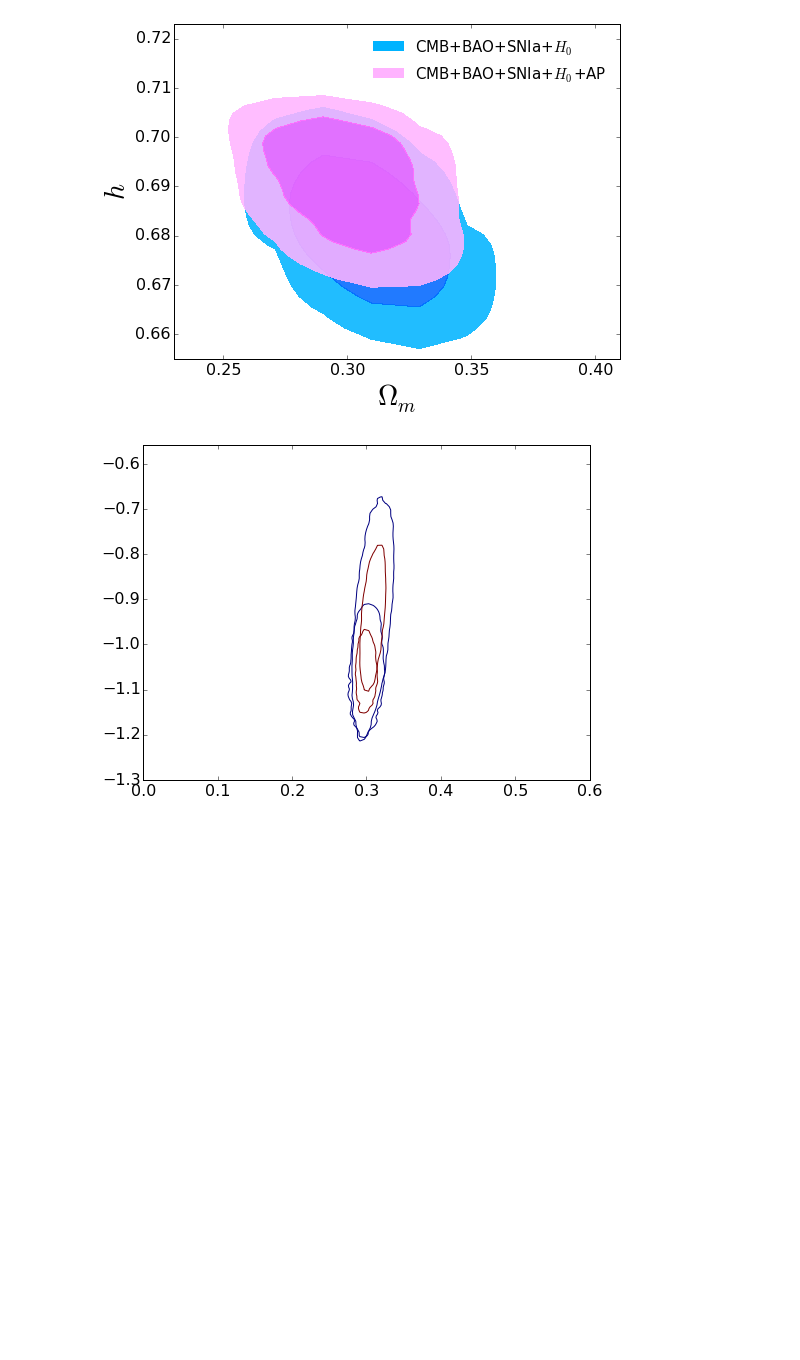
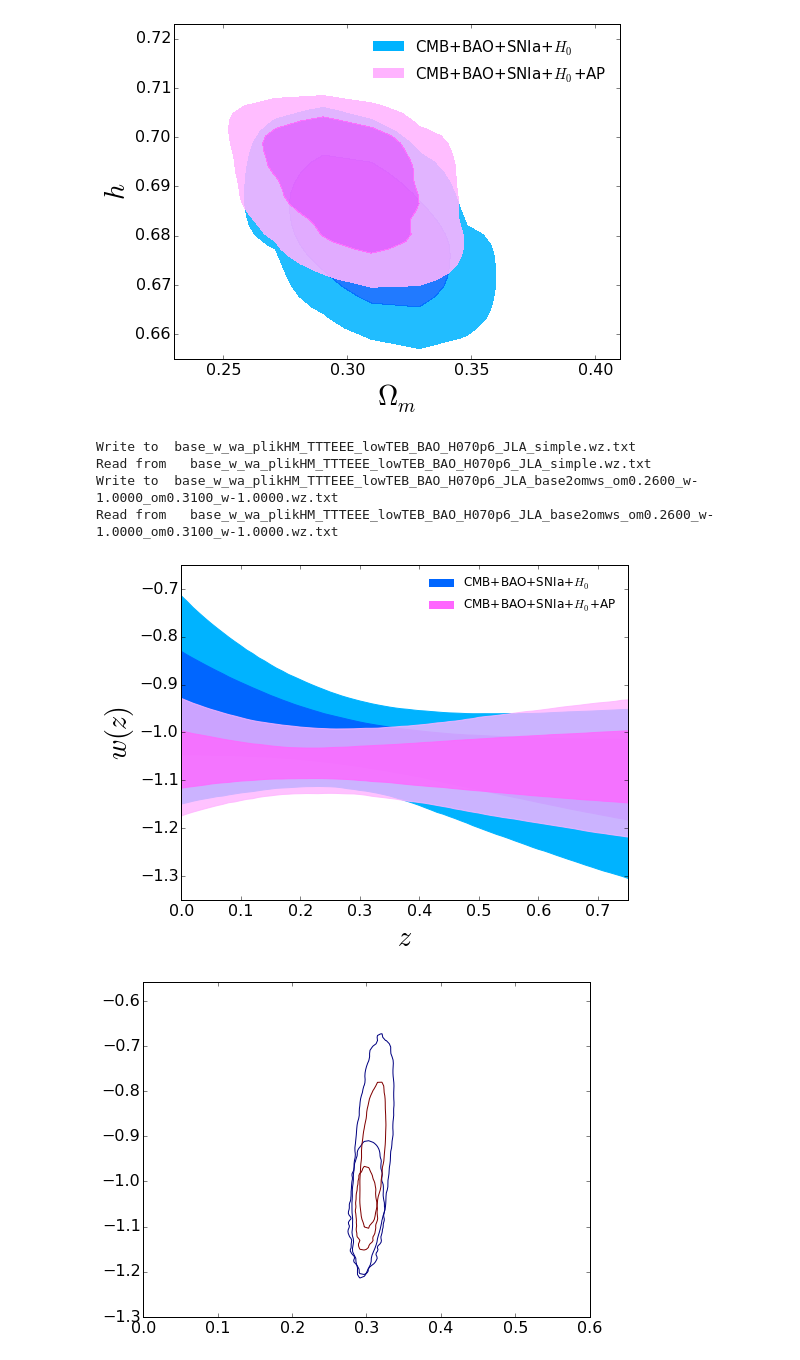
Before and after one commit to xiaodongli1986/2PCF_AP, a Jupyter notebook: TPCF_Plot_Contour.ipynb, the cells around one changed output. Saved outputs shown, nothing was run; the diff lists cells and outputs as text; code cells hidden in the pictures; blank space fills up the shorter version.

```diff
--- a/TPCF_Plot_Contour.ipynb
+++ b/TPCF_Plot_Contour.ipynb
@@ -147,6 +146,74 @@ ax.set_ylim(0.655,0.723)
 fig.savefig('./Draft/figCPL_c.'+figformat, format=figformat,  )
 # %% [output]
 [figure]
+# %%
+zs = np.linspace(0.0001, 2.5001, 251)
+fig, ax = figax()
+iplot = 0
+for basename in [
+  'base_w_wa_plikHM_TTTEEE_lowTEB_BAO_H070p6_JLA_simple',
+  'base_w_wa_plikHM_TTTEEE_lowTEB_BAO_H070p6_JLA_base2omws_om0.2600_w-1.0000_om0.3100_w-1.0000',
+    ]:
+
+        if False:
+            for numchain in [1,2,3,4]:
+                chaindir = '/home/xiaodongli/software/cosmomcs/12Oct_generic/chains/wcdm/plikHM_TTTEEE_lowTEB_BAO_H070p6_JLA/'
+                nowfile1 = chaindir + basename + '_'+str(numchain)+'.txt'
+                nowfile2 = chaindir + basename + '_wz_'+str(numchain)+'.txt'
+                print  'Reading  :', nowfile1
+                print  'Write to :', nowfile2
+                nowf1 = open(nowfile1, 'r'); nowf2 = open(nowfile2, 'w')
+                while True:
+                    nowstr = nowf1.readline()
+                    if nowstr == '': break
+                    weight, lnlike, omegam, h, w0, wa, omk = str_to_numbers(nowstr)
+                    wzs = [w0+wa*z/(1.0+z) for z in zs]
+                    nowf2.write(array_to_str_fmtted([float(weight),float(lnlike)]+wzs, fmt='%.4f')+'\n')
+                nowf1.close(); nowf2.close()
+        if True:
+            margfile = '/home/xiaodongli/software/cosmomcs/12Oct_generic/'+basename + '_wz.margestats'
+            nowf = open(basename+'.wz.txt', 'w');  margf = open(margfile,'r')
+            print 'Write to ', basename+'.wz.txt'
+            margf.readline();
+            for iz in range(len(zs)):
+                nowz = zs[iz];
+                words = [float(xx) for xx in margf.readline().split()[0:7]];
+                w, w1s_low, w1s_up, w2s_low, w2s_up = words[1], words[3],words[4],words[5],words[6]
+                nowf.write(str(nowz)+' '+array_to_str_fmtted([w, w1s_low, w1s_up, w2s_low, w2s_up])+'\n')
+            nowf.close(); margf.close()
+        if True:
+            nowfile = basename+'.wz.txt'; print 'Read from  ', nowfile
+            Z, W0, W1,W2, W3,W4 = Xsfromdata(np.loadtxt(nowfile), range(6))
+            #ax.plot(Z,W0, lw=2, ls='--', c=C1)
+            if iplot == 0:
+                nowlab = 'CMB+BAO+SNIa+$H_0$'
+                C1, C2 = [0,0.7,1],[0,0.4,1]
+                alpha = 1
+            else:
+                nowlab = 'CMB+BAO+SNIa+$H_0$+AP'
+                C1, C2 = [1,0.7,1],[1,0.4,1]
+                alpha = 0.8
+            #ax.plot(Z+reverse_1darray(Z)+[Z[0]],W1+reverse_1darray(W2)+[W1[0]], lw=1, c=C1,fillstyle='bottom' ); #ax.plot(Z,W2, lw=1, c=C1, label=nowlab)
+            #ax.fill(Z,W1,'b', meth='fill_between')
+
+            ax.fill_between(Z,W3,W4, color=C1, alpha=alpha )
+            ax.fill_between(Z,W1,W2, color=C2, alpha=alpha )
+            ax.plot([0,0],[1000,1000], color=C2, lw=8,label=nowlab)
+            #ax.plot(Z+reverse_1darray(Z),W3+reverse_1darray(W4), lw=2, ls='-',  c=C2, ); #ax.plot(Z,W4, lw=2, c=C1)
+            iplot += 1
+#ax.plot([0,10], [-1,-1], lw=0.5, c='k', ls='--');
+#ax.grid()
+ax.set_xlabel('$z$', fontsize=28)
+ax.set_ylabel('$w(z)$', fontsize=28)
+ax.legend(frameon=False)
+ax.set_xlim(0.0,0.75); ax.set_ylim(-1.35,-0.65)
+fig.savefig('./Draft/figCPL_d.'+figformat, format=figformat)
+# %% [output]
+Write to  base_w_wa_plikHM_TTTEEE_lowTEB_BAO_H070p6_JLA_simple.wz.txt
+Read from   base_w_wa_plikHM_TTTEEE_lowTEB_BAO_H070p6_JLA_simple.wz.txt
+Write to  base_w_wa_plikHM_TTTEEE_lowTEB_BAO_H070p6_JLA_base2omws_om0.2600_w-1.0000_om0.3100_w-1.0000.wz.txt
+Read from   base_w_wa_plikHM_TTTEEE_lowTEB_BAO_H070p6_JLA_base2omws_om0.2600_w-1.0000_om0.3100_w-1.0000.wz.txt
+[figure, added]
 # %%
 cosmomcdir = '/home/xiaodongli/software/cosmomcs/12Oct_generic/'
 
```
Also changed, not shown: parts of 5 cells of this notebook, 13 other files.
